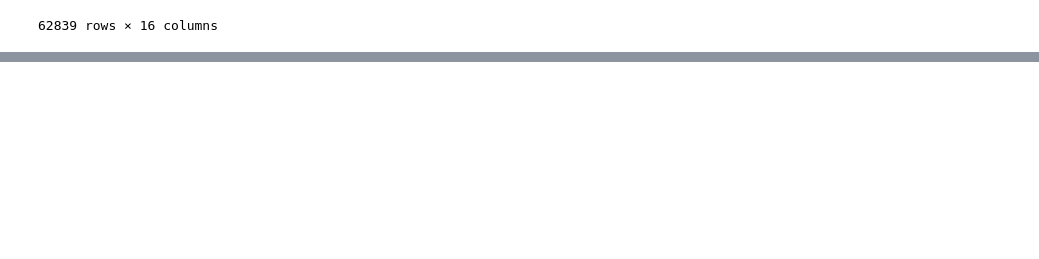
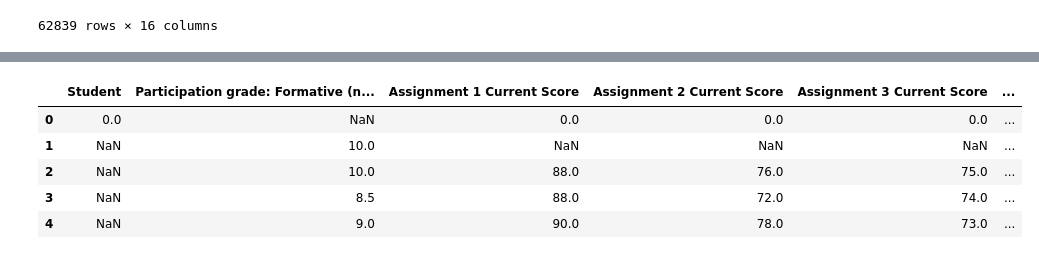
Before and after one commit to UBC-LA-Hackathon/hack-la-2023, a Jupyter notebook: Red Hats/starter.ipynb, the cells around one changed output, grey strips where cells are left out. Cells and saved outputs as stored; diff of their text form; code cells hidden in the pictures; blank space fills up the shorter version.

```diff
--- a/Red Hats/starter.ipynb
+++ b/Red Hats/starter.ipynb
@@ -138,0 +156,9 @@ df2
+# %%
+df0 = df0.drop(['Assignment 1 (c81f04547a95da2a7b88054ef491b7c4)',
+                'Assignment 2 (a4dc11e7e79361fc5886a9078aac66b8)',
+                'Assignment 3 (option A) (811d93ea379b5cdd5a19f1b5dbab88cd)',
+                'Assignment 3 (option B) (df8d1f1ff3f48fdc24a278b40c5f45cc)',
+                'Assignment 3 (option C) (bb971b36c1578cede00150acda89aa99)',
+                'Assignment 3 (option D) (f1ad954cd2cddda6e17f6fc225d1aa3e)'],
+                axis= 'columns')
+df0.dtypes
@@ -138,0 +174,2 @@ df2
+# %%
+df0 = df0.apply(lambda x: x.fillna(df0.index.value_counts().idxmax()))
@@ -138,0 +185,4 @@ df2
+# %%
+df0 = df0.apply(lambda x: pd.to_numeric(x, errors= 'coerce'))
+
+df0.dtypes
@@ -138,0 +198,11 @@ df2
+# %%
+df0['Final_Score'] = (((df0['Current Score'] / 100) * 90) + df0['Participation grade: Formative (not included in final grade) (5965e0b0c712861d0efdd9be54572114)'])
+# %%
+df0.head(5)
+# %% [output]
+|  | Student | Participation grade: Formative (n... | Assignment 1 Current Score | Assignment 2 Current Score | Assignment 3 Current Score | ... |
+| 0 | 0.0 | NaN | 0.0 | 0.0 | 0.0 | ... |
+| 1 | NaN | 10.0 | NaN | NaN | NaN | ... |
+| 2 | NaN | 10.0 | 88.0 | 76.0 | 75.0 | ... |
+| 3 | NaN | 8.5 | 88.0 | 72.0 | 74.0 | ... |
+| 4 | NaN | 9.0 | 90.0 | 78.0 | 73.0 | ... |
```
Also changed, not shown: parts of 5 cells of this notebook.
